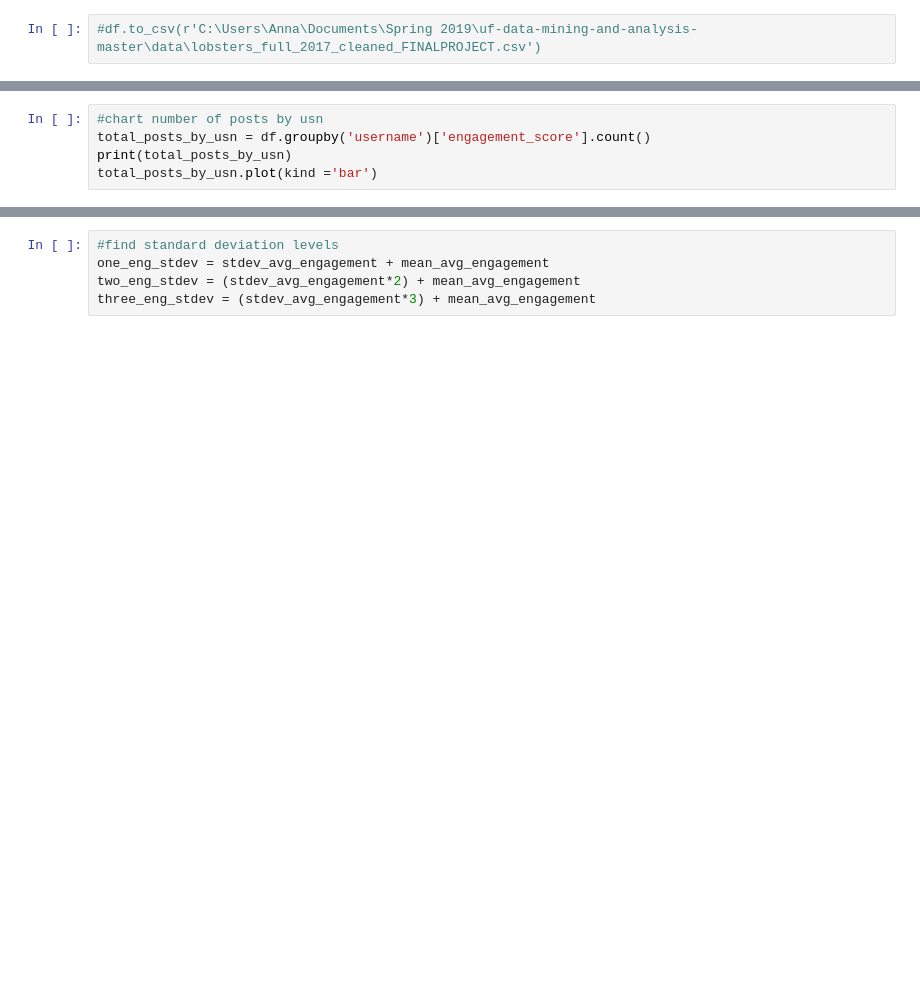
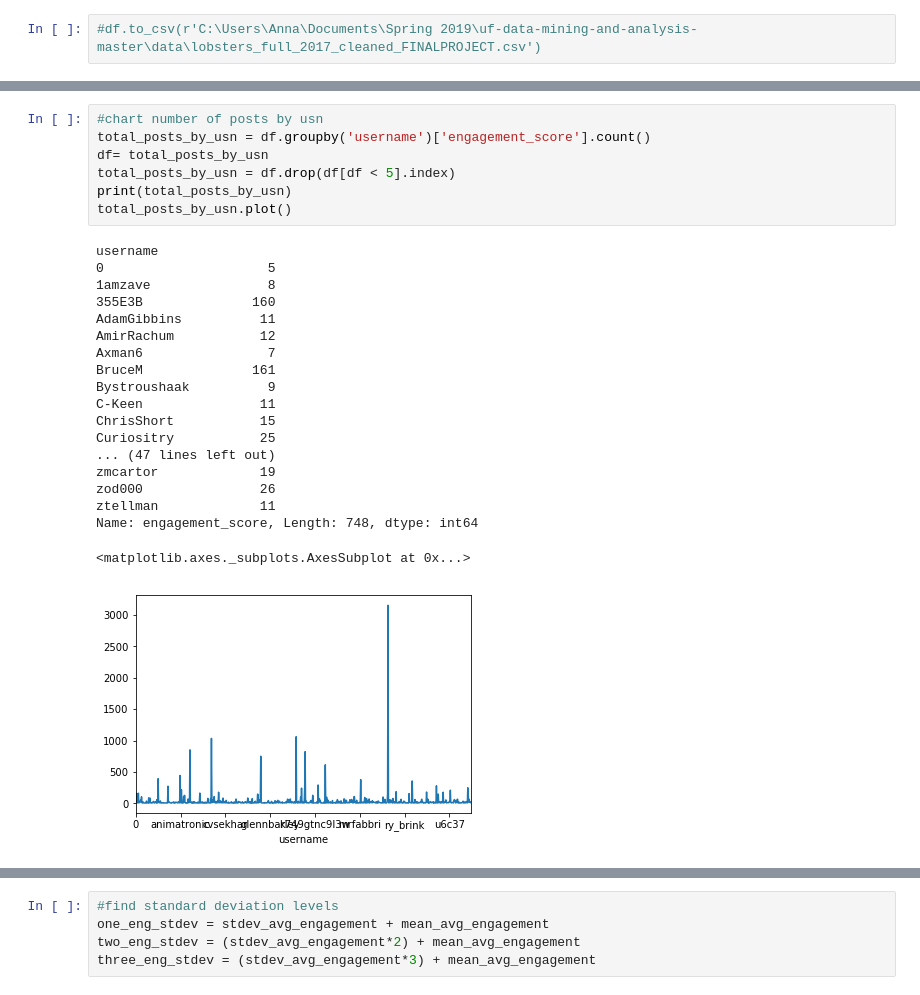
Before and after one commit to samauer14/FinalProjectDataMining, a Jupyter notebook: Final+Project+-+Anna.ipynb, the cells around one changed output, grey strips where cells are left out. Cells and saved outputs as stored; diff of their text form; blank space fills up the shorter version.

```diff
--- a/Final+Project+-+Anna.ipynb
+++ b/Final+Project+-+Anna.ipynb
@@ -32,8 +76,30 @@ total_engagement_score_by_usn.plot(kind ='bar')
 # %%
 #chart number of posts by usn
 total_posts_by_usn = df.groupby('username')['engagement_score'].count()
+df= total_posts_by_usn
+total_posts_by_usn = df.drop(df[df < 5].index)
 print(total_posts_by_usn)
-total_posts_by_usn.plot(kind ='bar')
+total_posts_by_usn.plot()
+# %% [output]
+username
+0                     5
+1amzave               8
+355E3B              160
+AdamGibbins          11
+AmirRachum           12
+Axman6                7
+BruceM              161
+Bystroushaak          9
+C-Keen               11
+ChrisShort           15
+Curiositry           25
+... (47 lines left out)
+zmcartor             19
+zod000               26
+ztellman             11
+Name: engagement_score, Length: 748, dtype: int64
+<matplotlib.axes._subplots.AxesSubplot at 0x...>
+[figure, added]
 # %%
 #Find average post engagement per username
 avg_engagement_by_user = total_engagement_score_by_usn / total_posts_by_usn
```
Also changed, not shown: parts of 32 cells of this notebook.
